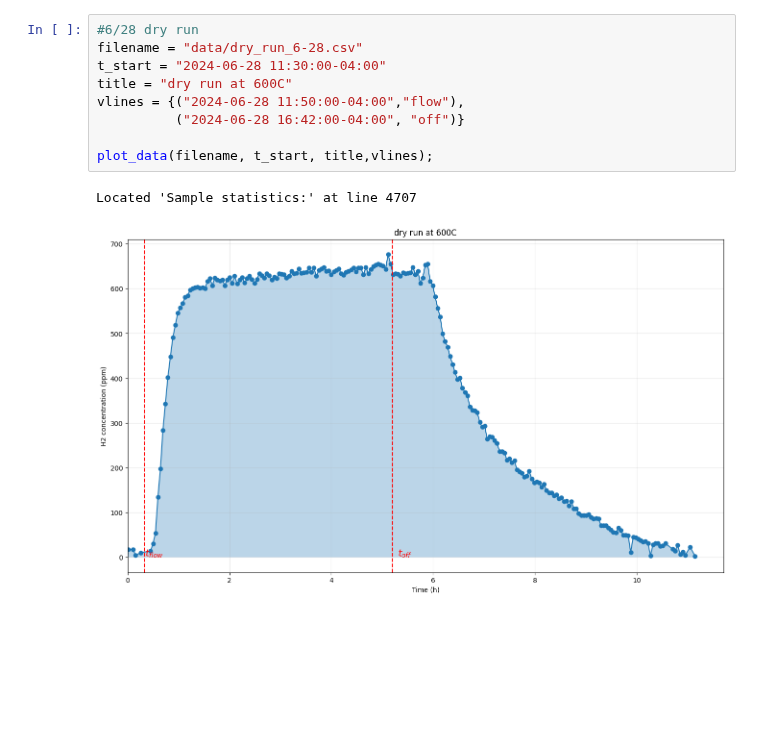
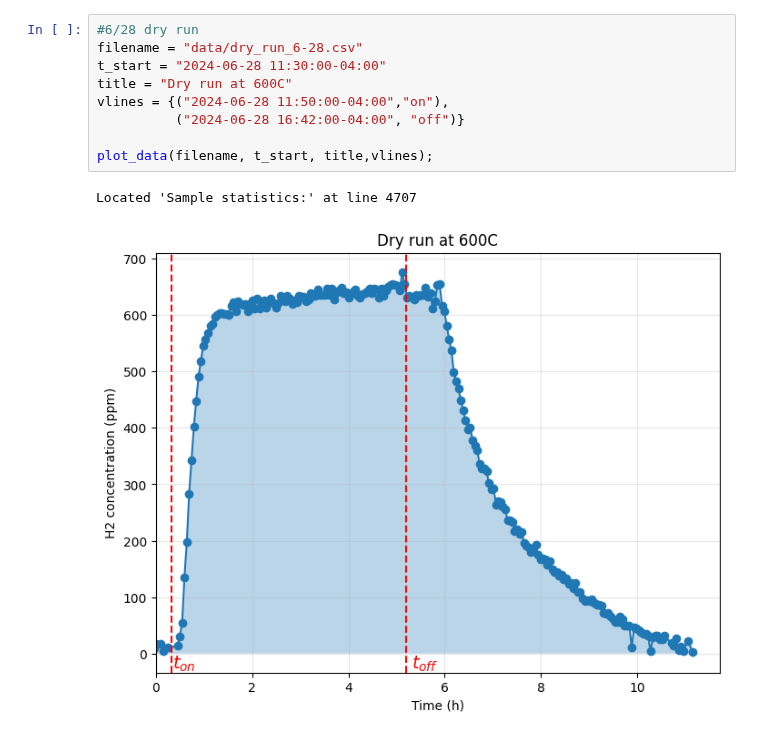
Before and after one commit to RemDelaporteMathurin/hyperion, a Jupyter notebook: data_plots.ipynb, the cells around one changed output. Drawn from its saved outputs; the diff is of its cells as text; blank space fills up the shorter version.

```diff
--- a/data_plots.ipynb
+++ b/data_plots.ipynb
@@ -54,13 +57,13 @@ Located 'Sample statistics:' at line 5965
 # %%
 #6/28 dry run
 filename = "data/dry_run_6-28.csv"
 t_start = "2024-06-28 11:30:00-04:00"
-title = "dry run at 600C"
-vlines = {("2024-06-28 11:50:00-04:00","flow"),
+title = "Dry run at 600C"
+vlines = {("2024-06-28 11:50:00-04:00","on"),
           ("2024-06-28 16:42:00-04:00", "off")}
 
 plot_data(filename, t_start, title,vlines);
 # %% [output]
 Located 'Sample statistics:' at line 4707
-[figure, old version]
+[figure, new version]
 # %%
```
Also changed, not shown: parts of 6 cells of this notebook, 3 other files.
